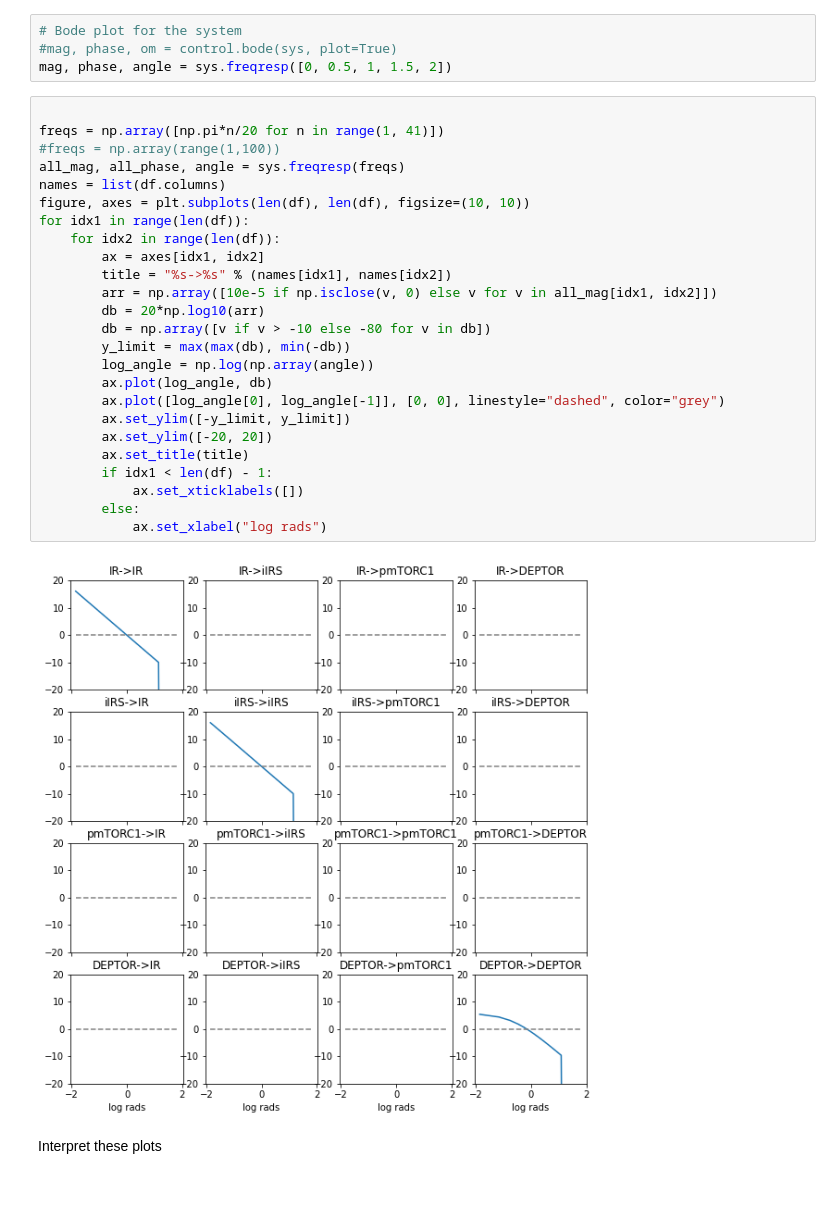
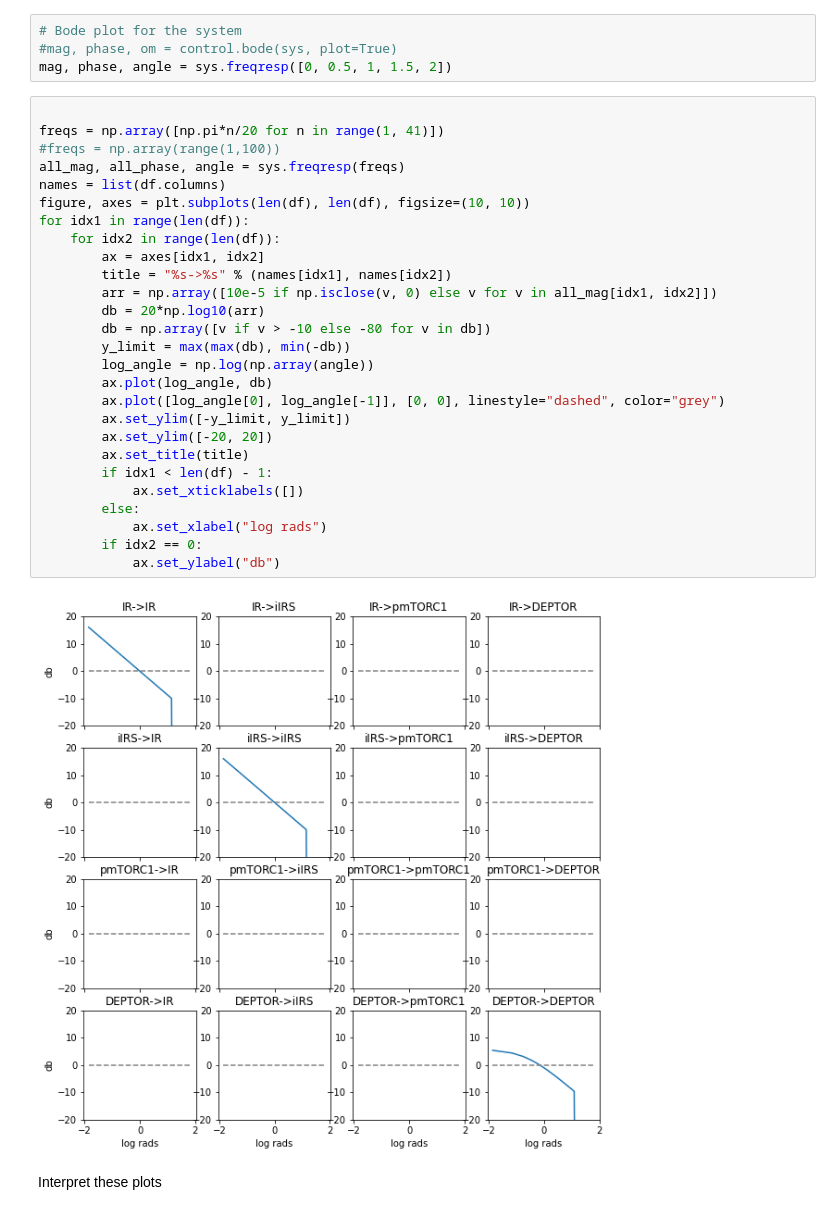
Before and after one commit to ModelEngineering/controlSBML, a Jupyter notebook: notebooks/UsingControlSBML.ipynb, the cells around one changed output. Cells and saved outputs as stored; diff of their text form.

```diff
--- a/notebooks/UsingControlSBML.ipynb
+++ b/notebooks/UsingControlSBML.ipynb
@@ -249,29 +239,31 @@ mag, phase, angle = sys.freqresp([0, 0.5, 1, 1.5, 2])
 # %%
 
 freqs = np.array([np.pi*n/20 for n in range(1, 41)])
 #freqs = np.array(range(1,100))
 all_mag, all_phase, angle = sys.freqresp(freqs)
 names = list(df.columns)
 figure, axes = plt.subplots(len(df), len(df), figsize=(10, 10))
 for idx1 in range(len(df)):
     for idx2 in range(len(df)):
         ax = axes[idx1, idx2]
         title = "%s->%s" % (names[idx1], names[idx2])
         arr = np.array([10e-5 if np.isclose(v, 0) else v for v in all_mag[idx1, idx2]])
         db = 20*np.log10(arr)
         db = np.array([v if v > -10 else -80 for v in db])
         y_limit = max(max(db), min(-db))
         log_angle = np.log(np.array(angle))
         ax.plot(log_angle, db)
         ax.plot([log_angle[0], log_angle[-1]], [0, 0], linestyle="dashed", color="grey")
         ax.set_ylim([-y_limit, y_limit])
         ax.set_ylim([-20, 20])
         ax.set_title(title)
         if idx1 < len(df) - 1:
             ax.set_xticklabels([])
         else:
             ax.set_xlabel("log rads")
+        if idx2 == 0:
+            ax.set_ylabel("db")
 # %% [output]
-[figure, old version]
+[figure, new version]
 # %% [markdown]
 Interpret these plots
```
Also changed, not shown: parts of 1 cell of this notebook, 9 other files.
